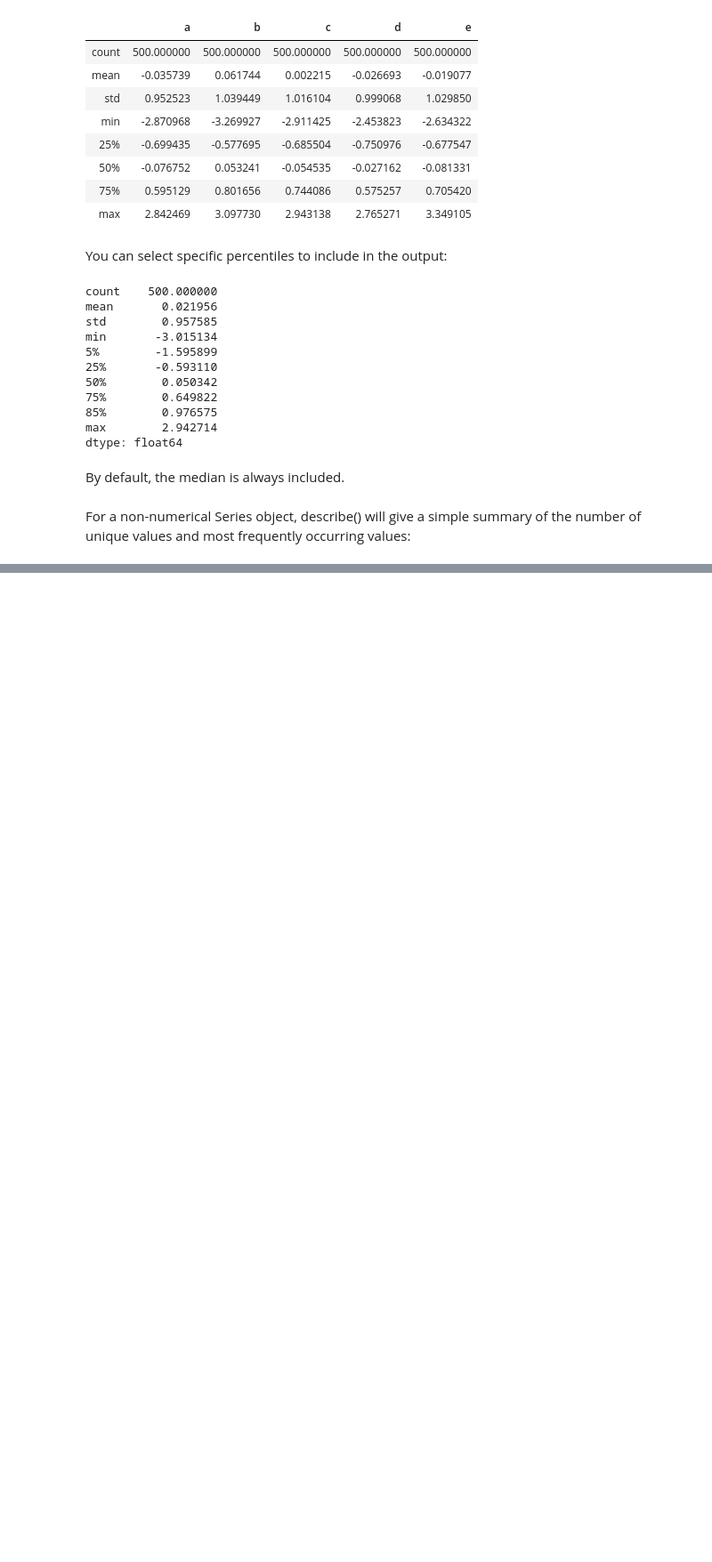
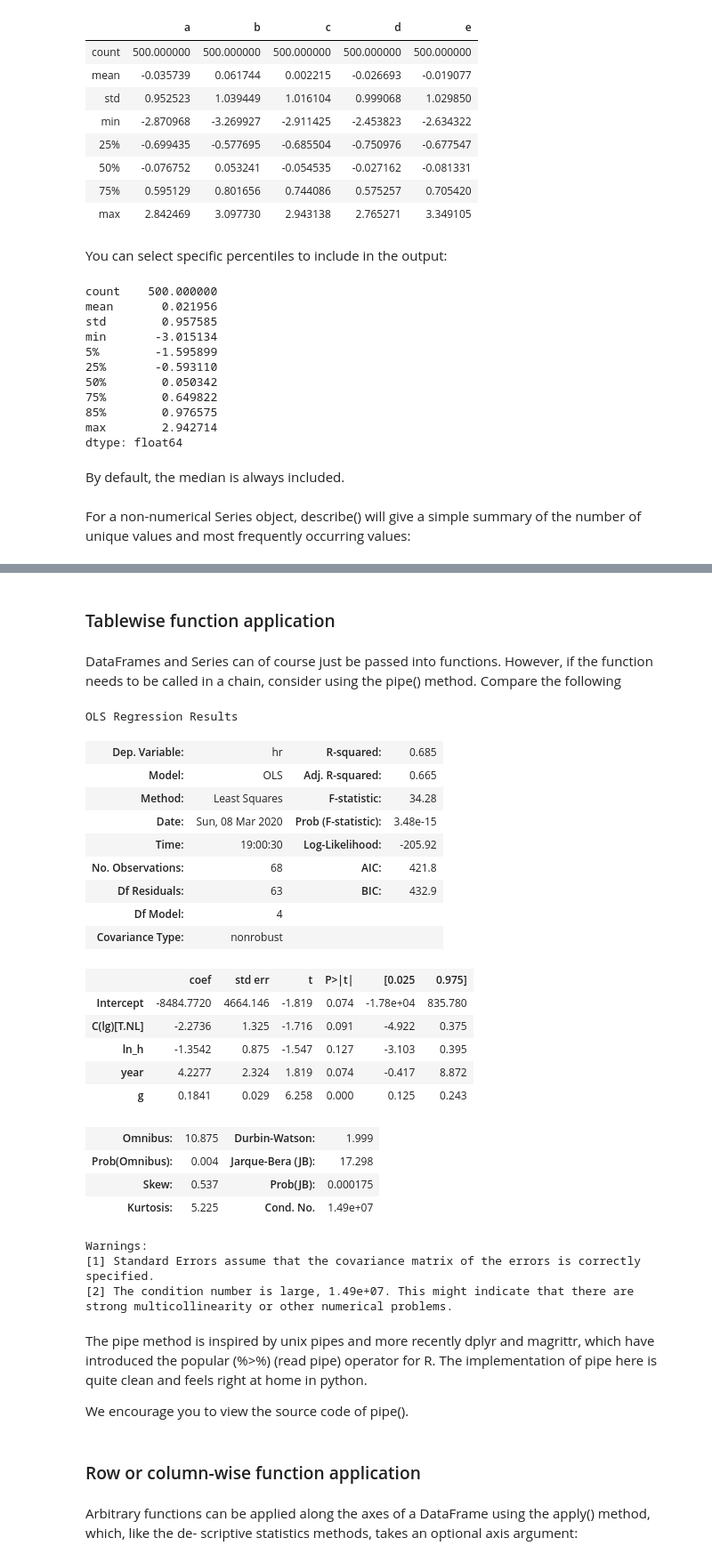
Before and after one commit to chitranjanit/pandas-docs-practics, a Jupyter notebook: day-2/ex-2.ipynb, the cells around one changed output, grey strips where cells are left out. Shown at 89% size. Saved outputs shown, nothing was run; the diff lists cells and outputs as text; code cells hidden in the pictures; blank space fills up the shorter version.

```diff
--- a/day-2/ex-2.ipynb
+++ b/day-2/ex-2.ipynb
@@ -294,0 +561,4 @@ s = pd.Series(['a','a','b','b','a','a',])
+# %% [markdown]
+### Tablewise function application
+# %% [markdown]
+DataFrames and Series can of course just be passed into functions. However, if the function needs to be called in a chain, consider using the pipe() method. Compare the following
@@ -294,0 +567,43 @@ s = pd.Series(['a','a','b','b','a','a',])
+# %%
+bb = pd.read_csv('baseball.csv',index_col='id')
+# %%
+(bb.query('h>0')
+     .assign(ln_h=lambda df:np.log(df.h))
+     .pipe((sm.ols,'data'),'hr~ln_h+year+g+C(lg)')
+     .fit()
+     .summary()
+)
+# %% [output]
+OLS Regression Results
+| Dep. Variable: | hr | R-squared: | 0.685 |
+| Model: | OLS | Adj. R-squared: | 0.665 |
+| Method: | Least Squares | F-statistic: | 34.28 |
+| Date: | Sun, 08 Mar 2020 | Prob (F-statistic): | 3.48e-15 |
+| Time: | 19:00:30 | Log-Likelihood: | -205.92 |
+| No. Observations: | 68 | AIC: | 421.8 |
+| Df Residuals: | 63 | BIC: | 432.9 |
+| Df Model: | 4 |  |  |
+| Covariance Type: | nonrobust |  |  |
+|  | coef | std err | t | P>|t| | [0.025 | 0.975] |
+| Intercept | -8484.7720 | 4664.146 | -1.819 | 0.074 | -1.78e+04 | 835.780 |
+| C(lg)[T.NL] | -2.2736 | 1.325 | -1.716 | 0.091 | -4.922 | 0.375 |
+| ln_h | -1.3542 | 0.875 | -1.547 | 0.127 | -3.103 | 0.395 |
+| year | 4.2277 | 2.324 | 1.819 | 0.074 | -0.417 | 8.872 |
+| g | 0.1841 | 0.029 | 6.258 | 0.000 | 0.125 | 0.243 |
+| Omnibus: | 10.875 | Durbin-Watson: | 1.999 |
+| Prob(Omnibus): | 0.004 | Jarque-Bera (JB): | 17.298 |
+| Skew: | 0.537 | Prob(JB): | 0.000175 |
+| Kurtosis: | 5.225 | Cond. No. | 1.49e+07 |
+Warnings:
+[1] Standard Errors assume that the covariance matrix of the errors is correctly specified.
+[2] The condition number is large, 1.49e+07. This might indicate that there are
+strong multicollinearity or other numerical problems.
+# %% [markdown]
+The pipe method is inspired by unix pipes and more recently dplyr and magrittr, which have introduced the popular (%>%) (read pipe) operator for R. The implementation of pipe here is quite clean and feels right at home in python.
+
+
+We encourage you to view the source code of pipe().
+# %% [markdown]
+### Row or column-wise function application
+# %% [markdown]
+Arbitrary functions can be applied along the axes of a DataFrame using the apply() method, which, like the de- scriptive statistics methods, takes an optional axis argument:
```
Also changed, not shown: parts of 101 cells of this notebook, 1 other file.
